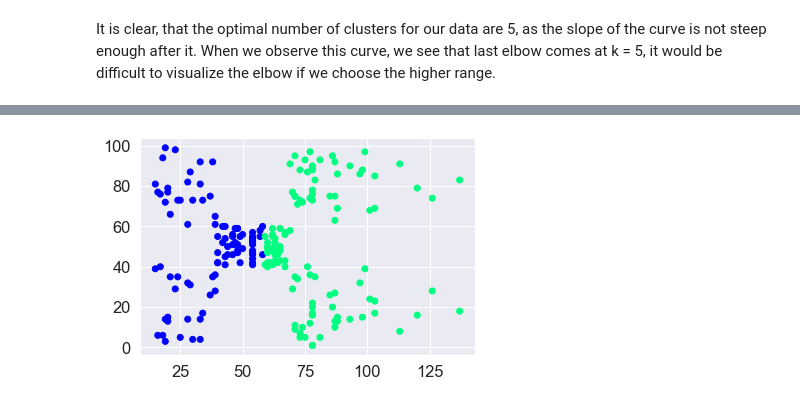
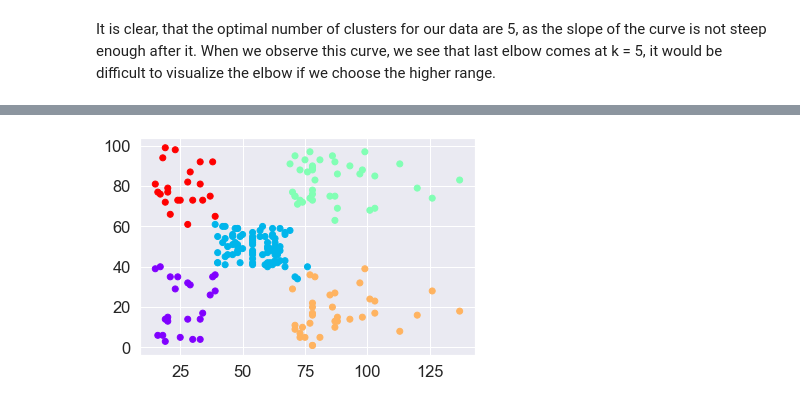
Before and after one commit to mayursrt/customer-segmentation-using-k-means, a Jupyter notebook: Customer Segmentation.ipynb, the cells around one changed output, grey strips where cells are left out. Drawn from its saved outputs; the diff is of its cells as text; code cells hidden in the pictures.

```diff
--- a/Customer Segmentation.ipynb
+++ b/Customer Segmentation.ipynb
@@ -807,6 +817,8 @@ We use the below code to get the optimal number of clusters for our data.
 # %%
+from sklearn.cluster import KMeans
 wcss=[]
 for i in range(1,30):
-    kmeans = KMeans(n_clusters= i, init='k-means++', random_state=0)
-    kmeans.fit(x)
-    wcss.append(kmeans.inertia_)
+    km = KMeans(i)
+    km.fit(clustering_data)
+    wcss.append(km.inertia_)
+np.array(wcss)
@@ -829,6 +858,6 @@ It is clear, that the optimal number of clusters for our data are 5, as the slop
 # %%
 from sklearn.cluster import KMeans
 
-km = KMeans(2)
-km.fit(x)
+kms = KMeans(n_clusters=5)
+kms.fit(clustering_data)
 # %% [output]
@@ -836,3 +867,4 @@ KMeans(n_clusters=2)
 # %%
-clusters = x.copy()
-clusters['cluster_pred'] = km.fit_predict(x)
+clusters = clustering_data.copy()
+clusters['Cluster_Prediction'] = kms.fit_predict(x)
+clusters.head()
@@ -839,5 +878,5 @@ clusters['cluster_pred'] = km.fit_predict(x)
 # %%
-plt.scatter(clusters['Annual_Income'], clusters['Spending_Score'], c=clusters['cluster_pred'], cmap='winter')
+plt.scatter(clusters['Annual_Income'], clusters['Spending_Score'], c=clusters['Cluster_Prediction'], cmap='rainbow')
 plt.show()
 # %% [output]
-[figure, old version]
+[figure, new version]
```
Also changed, not shown: parts of 14 cells of this notebook.
